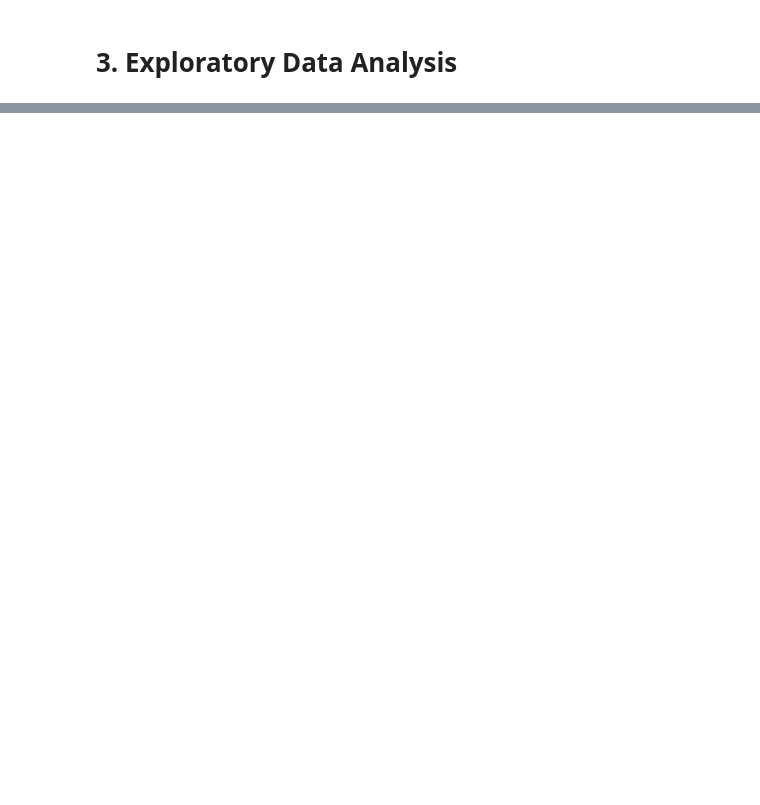
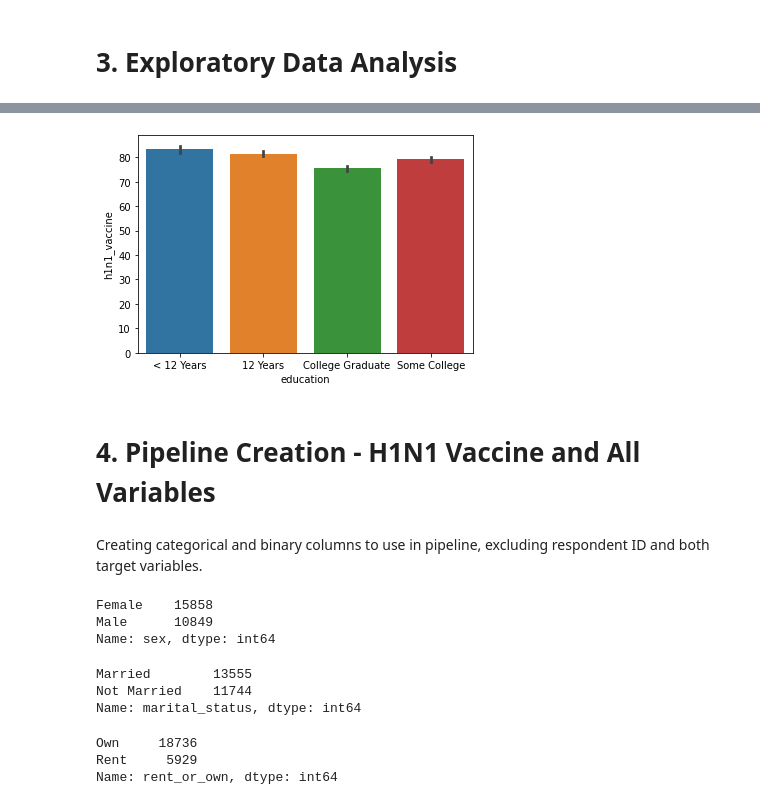
Before and after one commit to kmcneil901/H1N1-Vaccines, a Jupyter notebook: H1N1 Vaccine .ipynb, the cells around one changed output, grey strips where cells are left out. Cells and saved outputs as stored; diff of their text form; code cells hidden in the pictures; blank space fills up the shorter version.

```diff
--- a/H1N1 Vaccine .ipynb
+++ b/H1N1 Vaccine .ipynb
@@ -106,0 +135,26 @@ dtype: int64
+# %%
+sns.barplot(x=df['education'], y=df['h1n1_vaccine'] * 100);
+# %% [output]
+[figure, added]
+# %% [markdown]
+# 4. Pipeline Creation - H1N1 Vaccine and All Variables
+# %% [markdown]
+Creating categorical and binary columns to use in pipeline, excluding respondent ID and both target variables.
+# %%
+df.sex.value_counts()
+# %% [output]
+Female    15858
+Male      10849
+Name: sex, dtype: int64
+# %%
+df.marital_status.value_counts()
+# %% [output]
+Married        13555
+Not Married    11744
+Name: marital_status, dtype: int64
+# %%
+df.rent_or_own.value_counts()
+# %% [output]
+Own     18736
+Rent     5929
+Name: rent_or_own, dtype: int64
```
Also changed, not shown: parts of 140 cells of this notebook, 1 other file.
